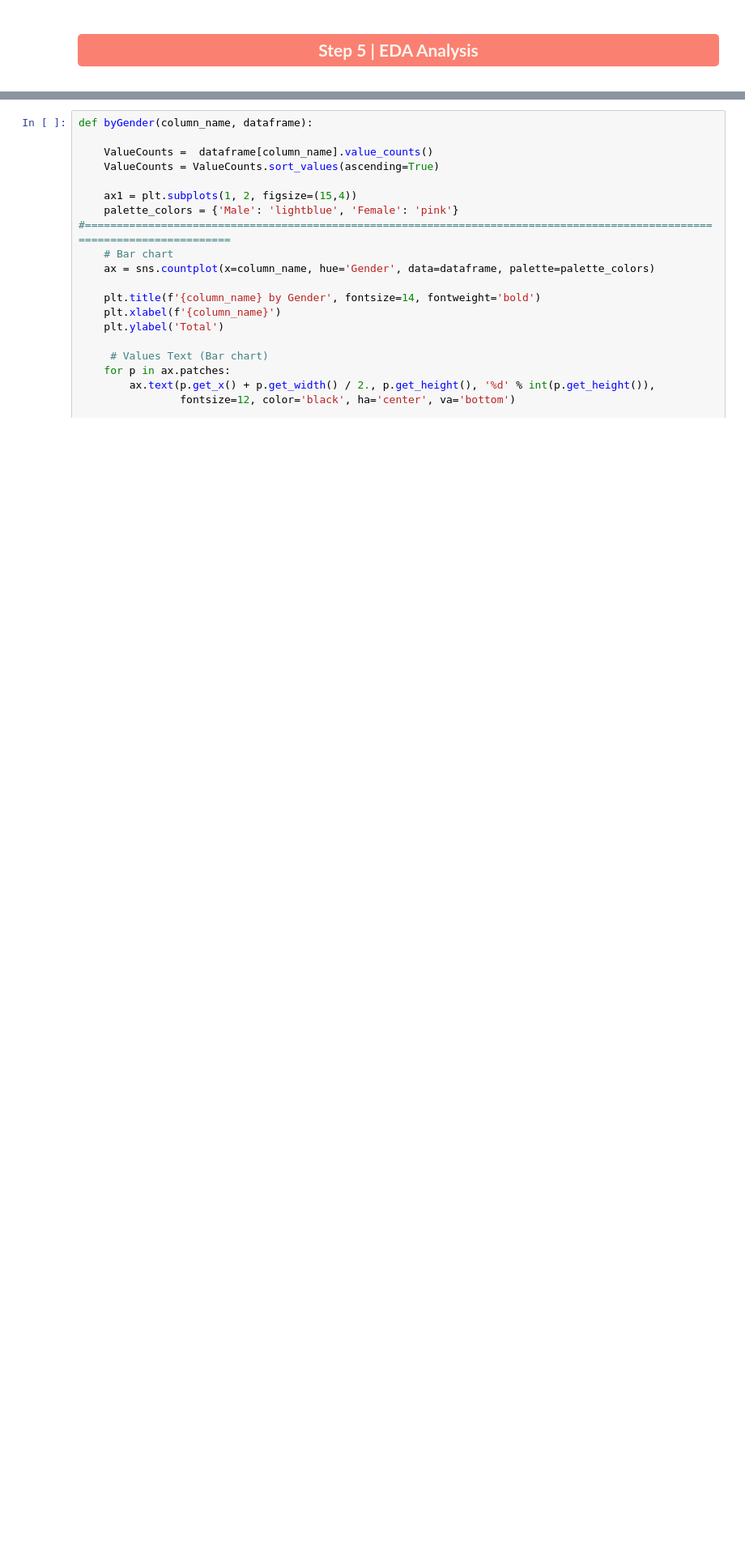
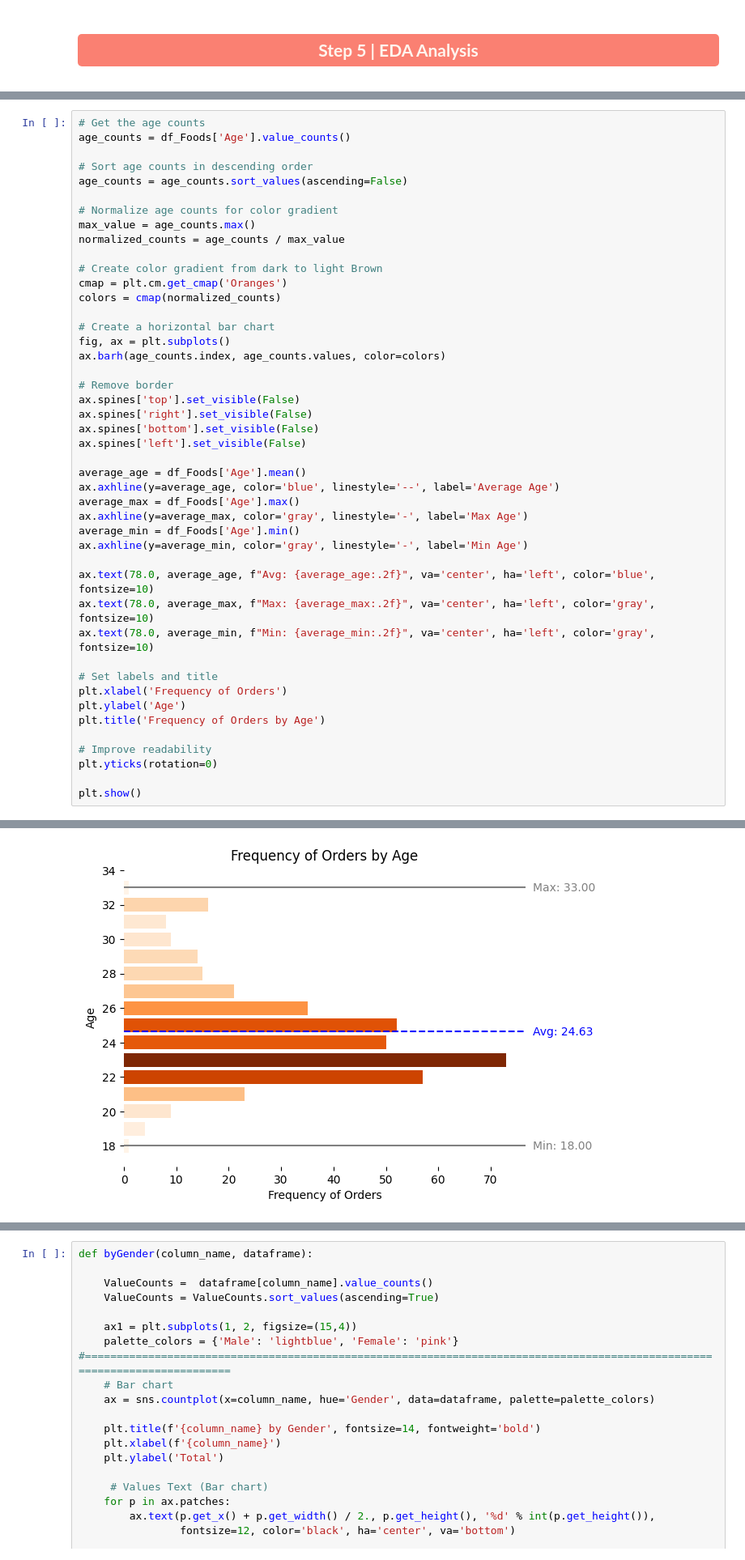
Before and after one commit to Luan338/E-commerce-Online-Foods, a Jupyter notebook: OnlineFoods.ipynb, the cells around one changed output, grey strips where cells are left out. Shown: that part at 81% size. Saved outputs shown, nothing was run; the diff lists cells and outputs as text; blank space fills up the shorter version.

```diff
--- a/OnlineFoods.ipynb
+++ b/OnlineFoods.ipynb
@@ -280,0 +279,46 @@ TypeError: matplotlib.axes._axes.Axes.annotate() got multiple values for keyword
+# %%
+# Get the age counts
+age_counts = df_Foods['Age'].value_counts()
+
+# Sort age counts in descending order
+age_counts = age_counts.sort_values(ascending=False)
+
+# Normalize age counts for color gradient
+max_value = age_counts.max()
+normalized_counts = age_counts / max_value
+
+# Create color gradient from dark to light Brown
+cmap = plt.cm.get_cmap('Oranges')
+colors = cmap(normalized_counts)
+
+# Create a horizontal bar chart
+fig, ax = plt.subplots()
+ax.barh(age_counts.index, age_counts.values, color=colors)
+
+# Remove border
+ax.spines['top'].set_visible(False)
+ax.spines['right'].set_visible(False)
+ax.spines['bottom'].set_visible(False)
+ax.spines['left'].set_visible(False)
+
+average_age = df_Foods['Age'].mean()
+ax.axhline(y=average_age, color='blue', linestyle='--', label='Average Age')
+average_max = df_Foods['Age'].max()
+ax.axhline(y=average_max, color='gray', linestyle='-', label='Max Age')
+average_min = df_Foods['Age'].min()
+ax.axhline(y=average_min, color='gray', linestyle='-', label='Min Age')
+
+ax.text(78.0, average_age, f"Avg: {average_age:.2f}", va='center', ha='left', color='blue', fontsize=10)
+ax.text(78.0, average_max, f"Max: {average_max:.2f}", va='center', ha='left', color='gray', fontsize=10)
+ax.text(78.0, average_min, f"Min: {average_min:.2f}", va='center', ha='left', color='gray', fontsize=10)
+
+# Set labels and title
+plt.xlabel('Frequency of Orders')
+plt.ylabel('Age')
+plt.title('Frequency of Orders by Age')
+
+# Improve readability
+plt.yticks(rotation=0)
+
+plt.show()
+# %% [output]
@@ -280,0 +326 @@ TypeError: matplotlib.axes._axes.Axes.annotate() got multiple values for keyword
+[figure, added]
```
Also changed, not shown: parts of 13 cells of this notebook.
